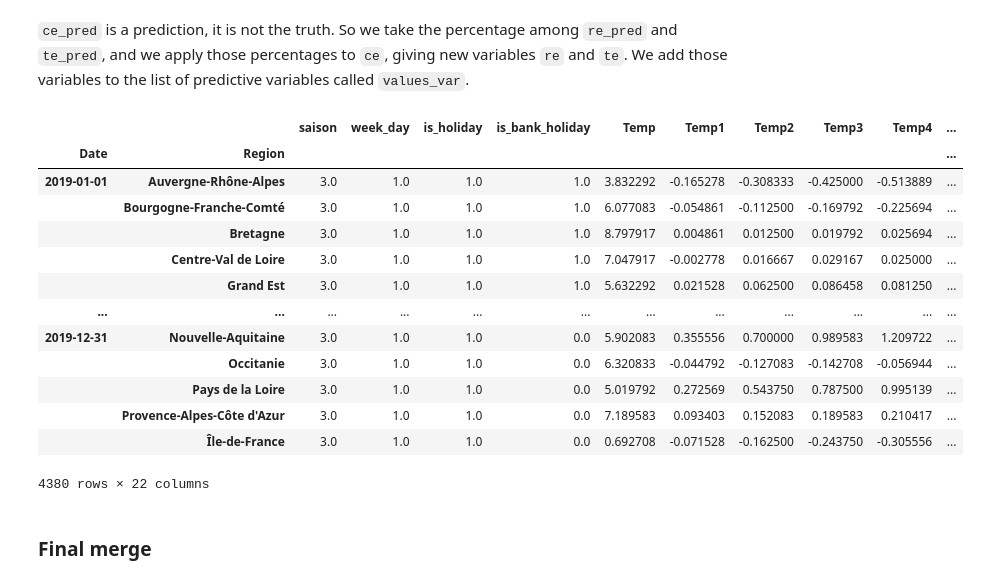
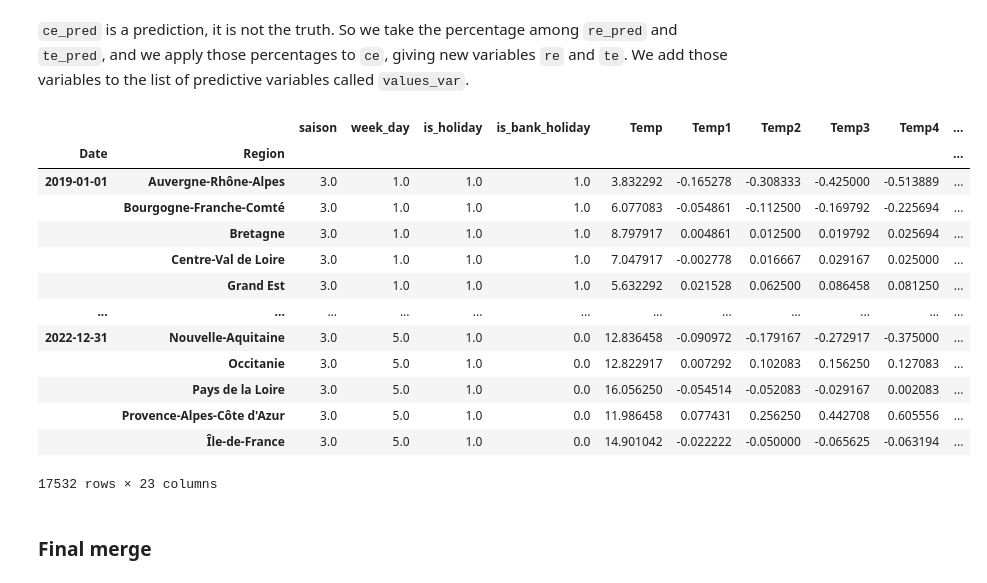
Before and after one commit to sami6mz/EnergyDisaggregation, a Jupyter notebook: carbon_data_processing.ipynb, the cells around one changed output. Drawn from its saved outputs; the diff is of its cells as text; code cells hidden in the pictures.

```diff
--- a/carbon_data_processing.ipynb
+++ b/carbon_data_processing.ipynb
@@ -298,8 +297,11 @@ df_carbon_fr
 1857 rows × 2 columns
 # %% [markdown]
 ### Synchronize `Date` of `df_X` and `df_carbon_fr`
+# %%
+start_date = "2019-01-01"
+end_date = "2022-12-31"
 # %%
-df_X = df_X[df_X["Date"] >= "2019-01-01"]
+df_X = df_X[(df_X["Date"] >= start_date) * (df_X["Date"] <= end_date)]
 df_X = df_X.reset_index(drop=True)
 df_X
 # %% [output]
@@ -379,7 +381,7 @@ df_y
 ### Add regular and sensitive consumption
 # %%
 # Import data
-df_conso = pd.read_csv("../Data/ctr_regions_2019.csv",sep=",")
+df_conso = pd.read_csv("../Data/ctr_regions_2022.csv",sep=",")
 df_conso
 # %% [output]
 |  | Date - Heure | Région | c | t | r |
@@ -420,5 +422,5 @@ df_conso
 # %%
-renamed_vars = dict(zip(df_conso.columns, key_vars + ['ce_pred','te_pred','re_pred']))
+renamed_vars = dict(zip(df_conso.columns, key_vars + ['c_pred','t_pred','r_pred']))
 
 # On renomme les variables
 df_conso = df_conso.rename(columns=renamed_vars)
@@ -447,29 +449,29 @@ df_X
 # %% [markdown]
 `ce_pred` is a prediction, it is not the truth. So we take the percentage among `re_pred` and `te_pred`, and we apply those percentages to `ce`, giving new variables `re` and `te`. We add those variables to the list of predictive variables called `values_var`.
 # %%
-values_var += ['te','re']
+values_var += ['t','r']
 
-df_X['te_pred'] = df_X['te_pred'] / df_X['ce_pred']
-df_X['re_pred'] = df_X['re_pred'] / df_X['ce_pred']
-df_X['te'] = df_X['te_pred'] * df_X['ce']
-df_X['re'] = df_X['re_pred'] * df_X['ce']
-df_X = df_X.drop(columns=['ce_pred','te_pred','re_pred'])
+df_X['t_pred'] = df_X['t_pred'] / df_X['c_pred']
+df_X['r_pred'] = df_X['r_pred'] / df_X['c_pred']
+df_X['t'] = df_X['t_pred'] * df_X['c']
+df_X['r'] = df_X['r_pred'] * df_X['c']
+df_X = df_X.drop(columns=['c_pred','t_pred','r_pred'])
 df_X
 # %% [output]
 |  |  | saison | week_day | is_holiday | is_bank_holiday | Temp | Temp1 | Temp2 | Temp3 | Temp4 | ... |
 | Date | Region |  |  |  |  |  |  |  |  |  | ... |
 | 2019-01-01 | Auvergne-Rhône-Alpes | 3.0 | 1.0 | 1.0 | 1.0 | 3.832292 | -0.165278 | -0.308333 | -0.425000 | -0.513889 | ... |
 |  | Bourgogne-Franche-Comté | 3.0 | 1.0 | 1.0 | 1.0 | 6.077083 | -0.054861 | -0.112500 | -0.169792 | -0.225694 | ... |
 |  | Bretagne | 3.0 | 1.0 | 1.0 | 1.0 | 8.797917 | 0.004861 | 0.012500 | 0.019792 | 0.025694 | ... |
 |  | Centre-Val de Loire | 3.0 | 1.0 | 1.0 | 1.0 | 7.047917 | -0.002778 | 0.016667 | 0.029167 | 0.025000 | ... |
 |  | Grand Est | 3.0 | 1.0 | 1.0 | 1.0 | 5.632292 | 0.021528 | 0.062500 | 0.086458 | 0.081250 | ... |
 | ... | ... | ... | ... | ... | ... | ... | ... | ... | ... | ... | ... |
-| 2019-12-31 | Nouvelle-Aquitaine | 3.0 | 1.0 | 1.0 | 0.0 | 5.902083 | 0.355556 | 0.700000 | 0.989583 | 1.209722 | ... |
-|  | Occitanie | 3.0 | 1.0 | 1.0 | 0.0 | 6.320833 | -0.044792 | -0.127083 | -0.142708 | -0.056944 | ... |
-|  | Pays de la Loire | 3.0 | 1.0 | 1.0 | 0.0 | 5.019792 | 0.272569 | 0.543750 | 0.787500 | 0.995139 | ... |
-|  | Provence-Alpes-Côte d'Azur | 3.0 | 1.0 | 1.0 | 0.0 | 7.189583 | 0.093403 | 0.152083 | 0.189583 | 0.210417 | ... |
-|  | Île-de-France | 3.0 | 1.0 | 1.0 | 0.0 | 0.692708 | -0.071528 | -0.162500 | -0.243750 | -0.305556 | ... |
+| 2022-12-31 | Nouvelle-Aquitaine | 3.0 | 5.0 | 1.0 | 0.0 | 12.836458 | -0.090972 | -0.179167 | -0.272917 | -0.375000 | ... |
+|  | Occitanie | 3.0 | 5.0 | 1.0 | 0.0 | 12.822917 | 0.007292 | 0.102083 | 0.156250 | 0.127083 | ... |
+|  | Pays de la Loire | 3.0 | 5.0 | 1.0 | 0.0 | 16.056250 | -0.054514 | -0.052083 | -0.029167 | 0.002083 | ... |
+|  | Provence-Alpes-Côte d'Azur | 3.0 | 5.0 | 1.0 | 0.0 | 11.986458 | 0.077431 | 0.256250 | 0.442708 | 0.605556 | ... |
+|  | Île-de-France | 3.0 | 5.0 | 1.0 | 0.0 | 14.901042 | -0.022222 | -0.050000 | -0.065625 | -0.063194 | ... |
-4380 rows × 22 columns
+17532 rows × 23 columns
 # %% [markdown]
 ### Final merge
 # %%
```
Also changed, not shown: parts of 14 cells of this notebook, 2 other files.
